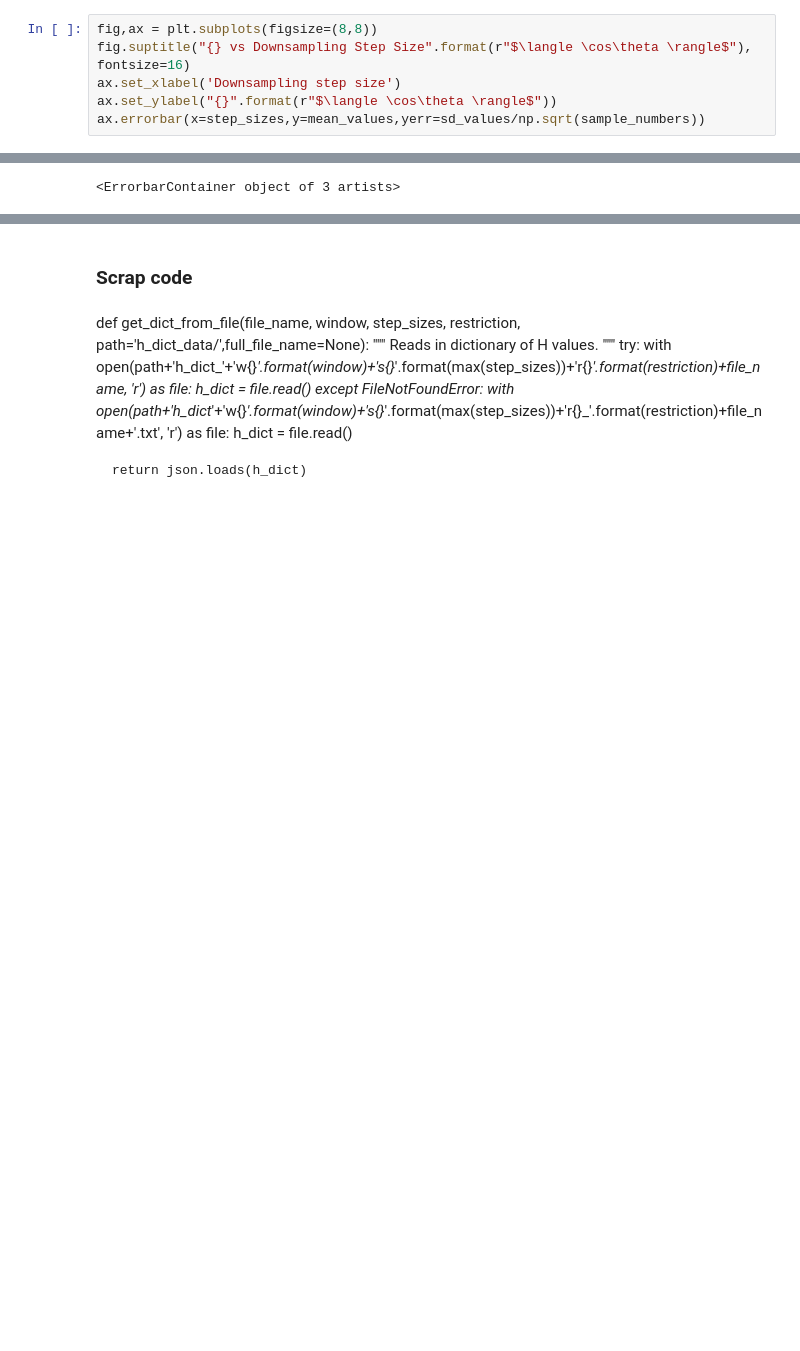
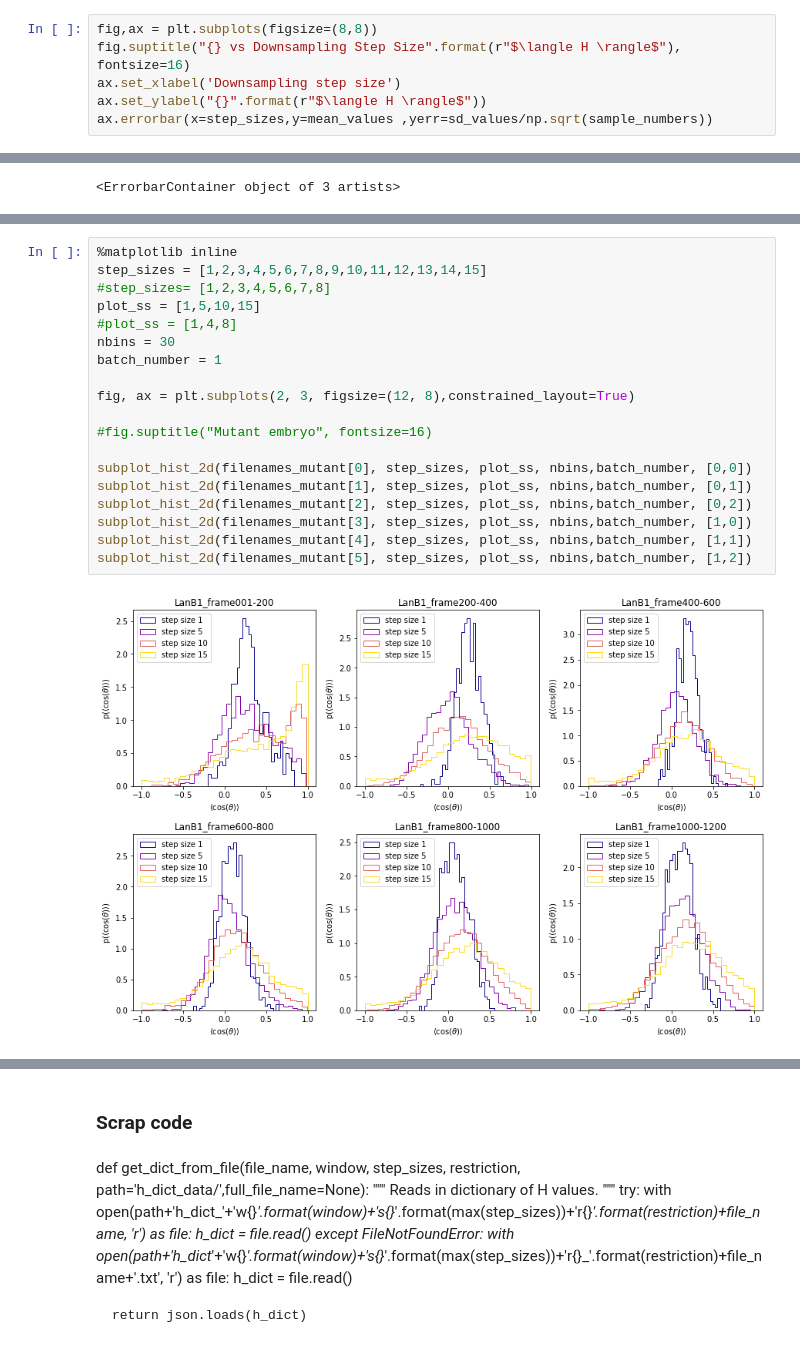
Before and after one commit to paulvautravers/Mphys-Sem-1, a Jupyter notebook: histogram_analysis.ipynb, the cells around one changed output, grey strips where cells are left out. Drawn from its saved outputs; the diff is of its cells as text; blank space fills up the shorter version.

```diff
--- a/histogram_analysis.ipynb
+++ b/histogram_analysis.ipynb
@@ -242,9 +267,9 @@ stats_dict
 # %%
 fig,ax = plt.subplots(figsize=(8,8))
-fig.suptitle("{} vs Downsampling Step Size".format(r"$\langle \cos\theta \rangle$"), fontsize=16)
+fig.suptitle("{} vs Downsampling Step Size".format(r"$\langle H \rangle$"), fontsize=16)
 ax.set_xlabel('Downsampling step size')
-ax.set_ylabel("{}".format(r"$\langle \cos\theta \rangle$"))
-ax.errorbar(x=step_sizes,y=mean_values,yerr=sd_values/np.sqrt(sample_numbers))
+ax.set_ylabel("{}".format(r"$\langle H \rangle$"))
+ax.errorbar(x=step_sizes,y=mean_values ,yerr=sd_values/np.sqrt(sample_numbers))
 # %% [output]
 [interactive output not drawn]
 [interactive output not drawn]
@@ -660,0 +360,21 @@ def optimum_components(data,n_max,plot=0):
+# %%
+%matplotlib inline
+step_sizes = [1,2,3,4,5,6,7,8,9,10,11,12,13,14,15]
+#step_sizes= [1,2,3,4,5,6,7,8]
+plot_ss = [1,5,10,15]
+#plot_ss = [1,4,8]
+nbins = 30
+batch_number = 1
+
+fig, ax = plt.subplots(2, 3, figsize=(12, 8),constrained_layout=True)
+
+#fig.suptitle("Mutant embryo", fontsize=16)
+
+subplot_hist_2d(filenames_mutant[0], step_sizes, plot_ss, nbins,batch_number, [0,0])
+subplot_hist_2d(filenames_mutant[1], step_sizes, plot_ss, nbins,batch_number, [0,1])
+subplot_hist_2d(filenames_mutant[2], step_sizes, plot_ss, nbins,batch_number, [0,2])
+subplot_hist_2d(filenames_mutant[3], step_sizes, plot_ss, nbins,batch_number, [1,0])
+subplot_hist_2d(filenames_mutant[4], step_sizes, plot_ss, nbins,batch_number, [1,1])
+subplot_hist_2d(filenames_mutant[5], step_sizes, plot_ss, nbins,batch_number, [1,2])
+# %% [output]
+[figure, added]
```
Also changed, not shown: parts of 53 cells of this notebook.
